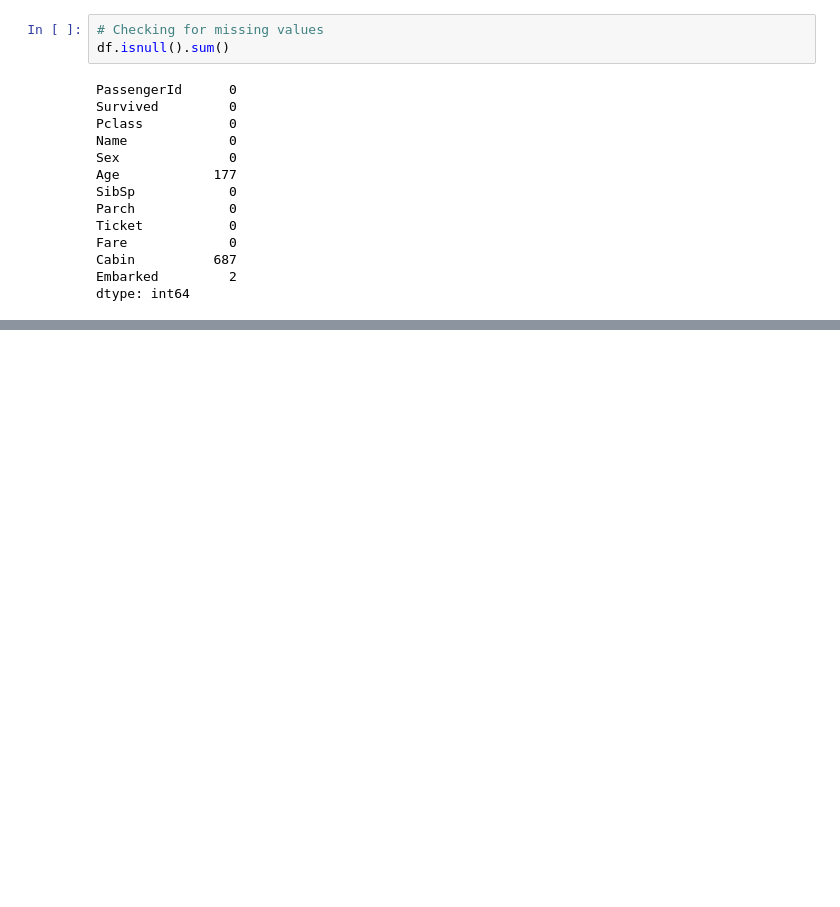
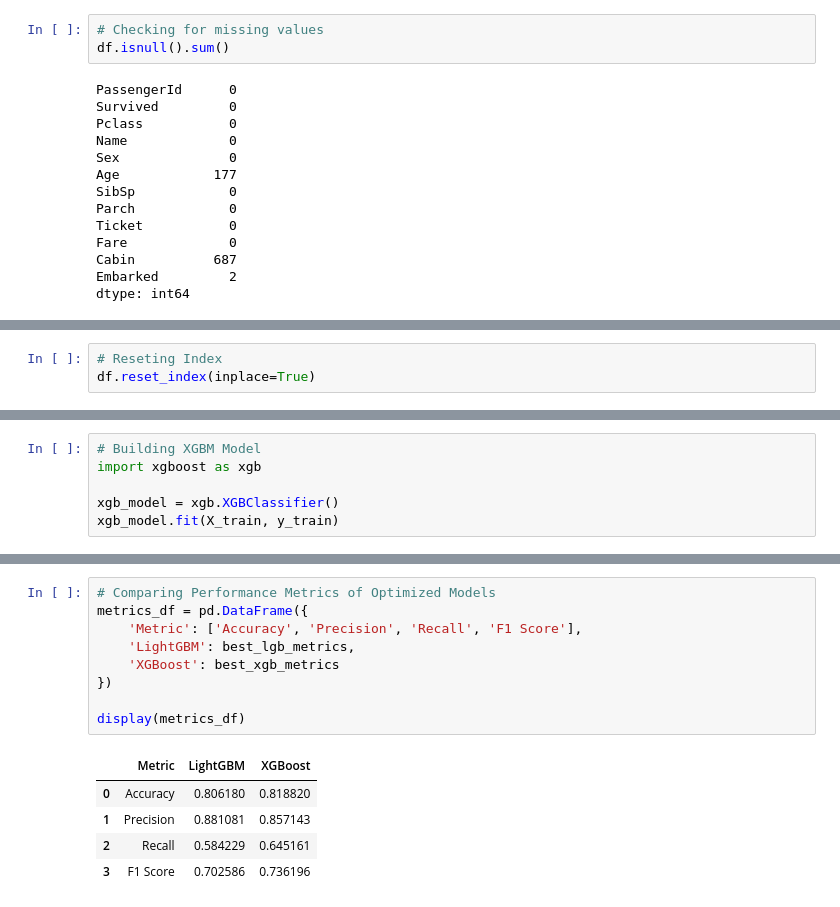
Before and after one commit to Priyanshu501/Assignments, a Jupyter notebook: XGBM & LGBM/LGBM&XGBM.ipynb, the cells around one changed output, grey strips where cells are left out. Drawn from its saved outputs; the diff is of its cells as text; blank space fills up the shorter version.

Commit message:
Completed LGBM & XGBM

```diff
--- a/XGBM & LGBM/LGBM&XGBM.ipynb
+++ b/XGBM & LGBM/LGBM&XGBM.ipynb
@@ -170,0 +176,3 @@ df
+# %%
+# Reseting Index
+df.reset_index(inplace=True)
@@ -170,0 +221,6 @@ df
+# %%
+# Building XGBM Model
+import xgboost as xgb
+
+xgb_model = xgb.XGBClassifier()
+xgb_model.fit(X_train, y_train)
@@ -170,0 +352,15 @@ df
+# %%
+# Comparing Performance Metrics of Optimized Models
+metrics_df = pd.DataFrame({
+    'Metric': ['Accuracy', 'Precision', 'Recall', 'F1 Score'],
+    'LightGBM': best_lgb_metrics,
+    'XGBoost': best_xgb_metrics
+})
+
+display(metrics_df)
+# %% [output]
+|  | Metric | LightGBM | XGBoost |
+| 0 | Accuracy | 0.806180 | 0.818820 |
+| 1 | Precision | 0.881081 | 0.857143 |
+| 2 | Recall | 0.584229 | 0.645161 |
+| 3 | F1 Score | 0.702586 | 0.736196 |
```
Also changed, not shown: parts of 41 cells of this notebook.
